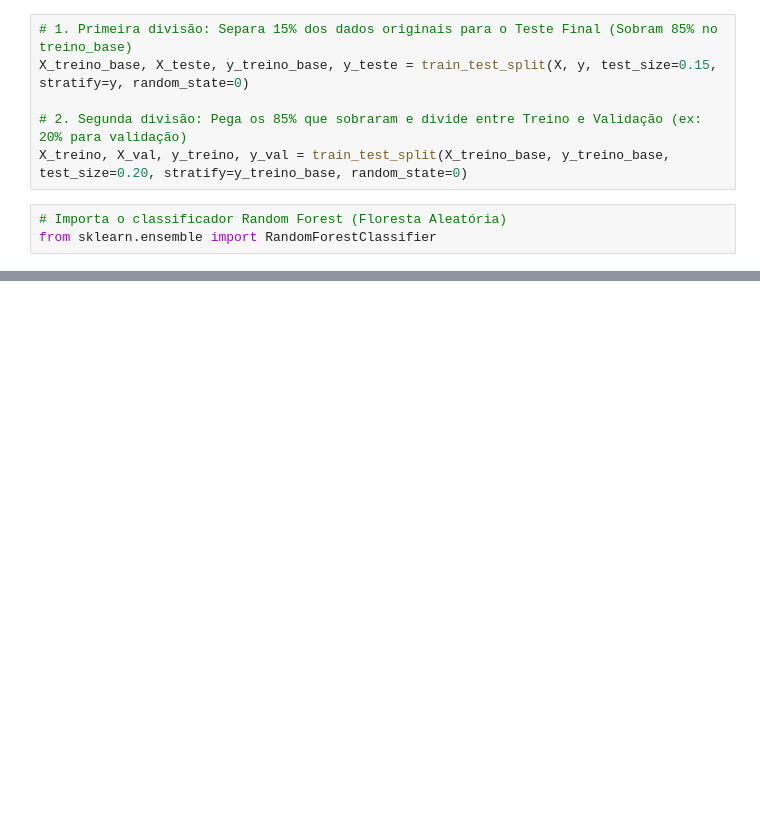
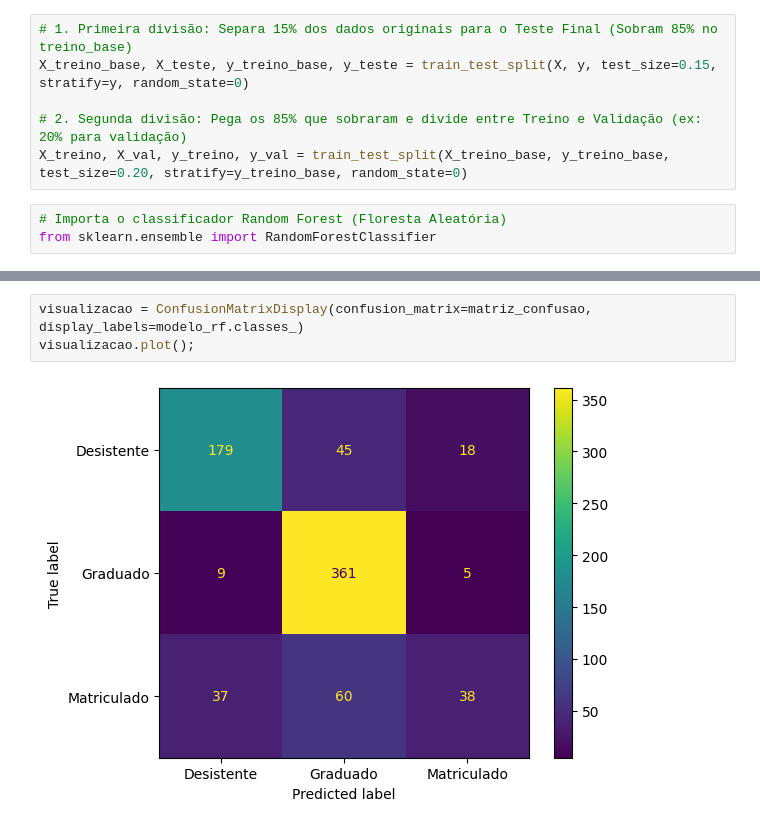
Before and after one commit to Vagnerkrg/class-dados-com-ml, a Jupyter notebook: multiclasse.ipynb, the cells around one changed output, grey strips where cells are left out. Saved outputs shown, nothing was run; the diff lists cells and outputs as text; blank space fills up the shorter version.

```diff
--- a/multiclasse.ipynb
+++ b/multiclasse.ipynb
@@ -283,0 +293,5 @@ plt.show()
+# %%
+visualizacao = ConfusionMatrixDisplay(confusion_matrix=matriz_confusao, display_labels=modelo_rf.classes_)
+visualizacao.plot();
+# %% [output]
+[figure, added]
```
Also changed, not shown: parts of 16 cells of this notebook.
